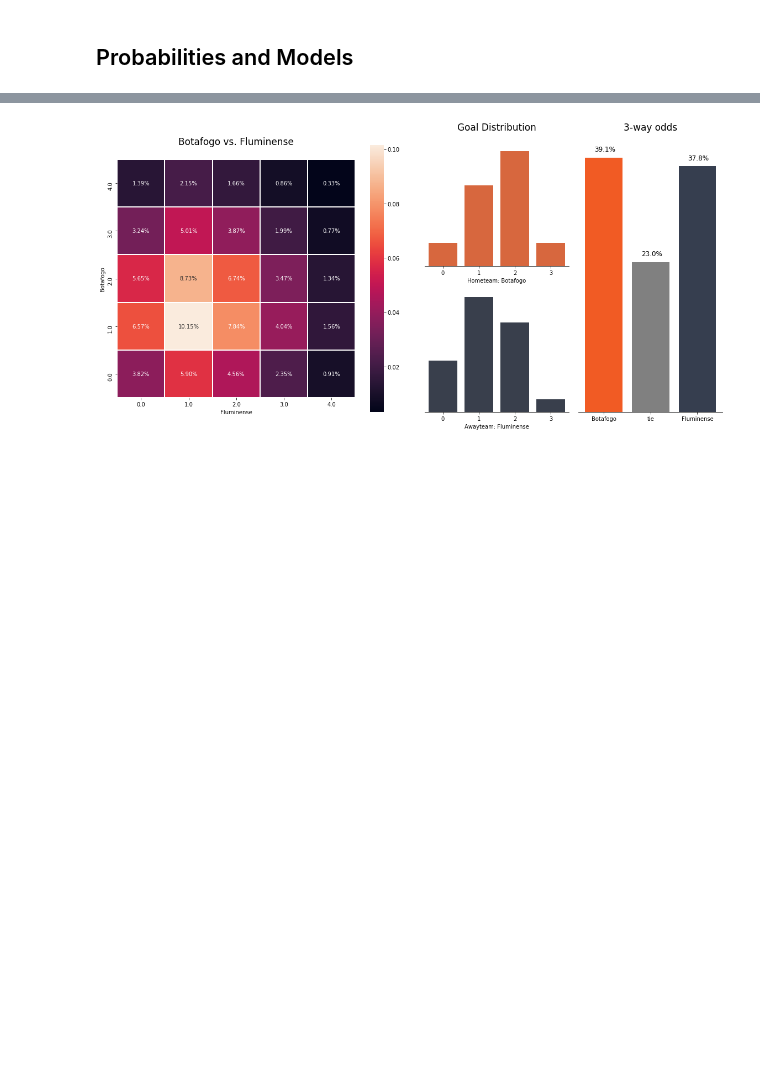
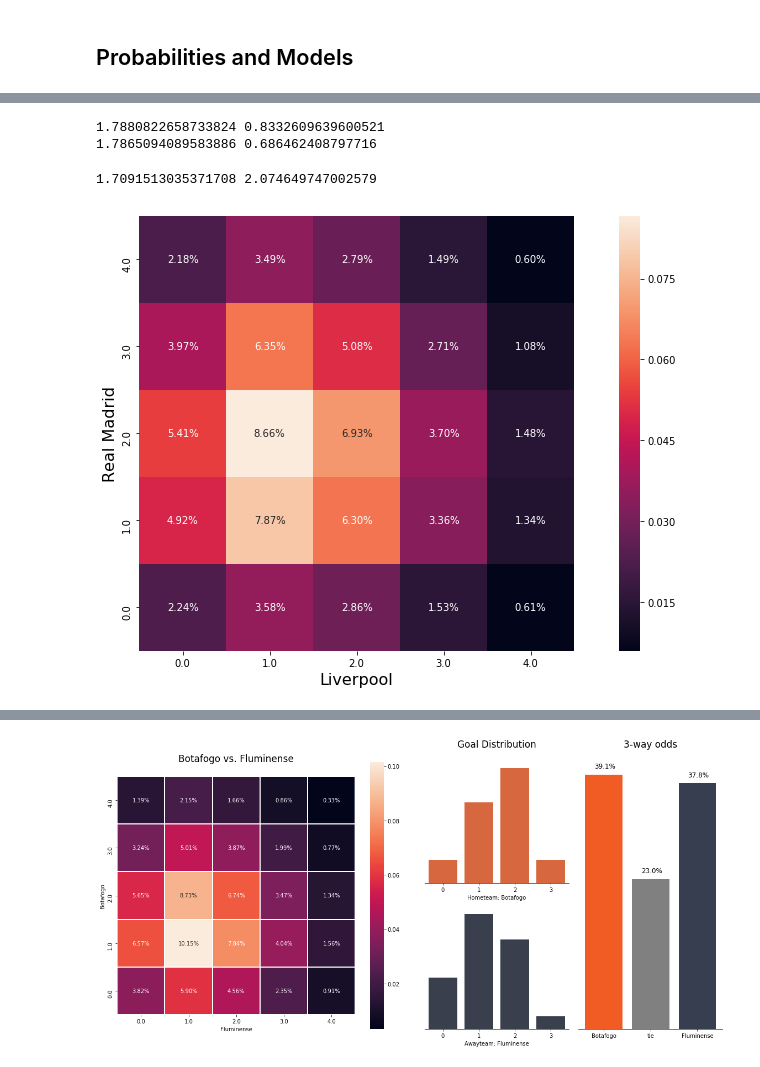
Before and after one commit to calestini/soccer_stats, a Jupyter notebook: Soccer Analysis.ipynb, the cells around one changed output, grey strips where cells are left out. Saved outputs shown, nothing was run; the diff lists cells and outputs as text; code cells hidden in the pictures; blank space fills up the shorter version.

```diff
--- a/Soccer Analysis.ipynb
+++ b/Soccer Analysis.ipynb
@@ -15,0 +207,73 @@ from IPython.display import HTML
+# %%
+#madrid attack strength
+madrid_attack = float(madrid_goals_for/madrid_avg_goals_for)
+
+#madrid defense strength
+madrid_defense = float(madrid_goals_against/madrid_avg_goals_against)
+
+#liverpool attack strength
+liv_attack = float(liv_goals_for / liv_avg_goals_for)
+
+#liverpool defense strength
+liv_defense = float(liv_goals_against / liv_avg_goals_against)
+# %%
+print (madrid_attack, madrid_defense)
+print (liv_attack, liv_defense)
+# %% [output]
+1.7880822658733824 0.8332609639600521
+1.7865094089583886 0.686462408797716
+# %%
+madrid_score = madrid_attack * liv_defense * madrid_avg_goals_for
+liv_score = liv_attack * madrid_defense * liv_avg_goals_for
+
+print (madrid_score, liv_score)
+# %% [output]
+1.7091513035371708 2.074649747002579
+# %%
+goals = [0,1,2,3,4]
+#2.2, 1.6
+poisson = scipy.stats.distributions.poisson
+madrid_prob = poisson.pmf(goals, madrid_score )
+liv_prob = poisson.pmf(goals, liv_score)
+
+home_df = pd.DataFrame([madrid_prob,goals], index=['home_prob','home_score']).transpose()
+away_df = pd.DataFrame([liv_prob,goals], index=['away_prob','away_score']).transpose()
+
+#probability matrix with all scores combinations
+all_results = pd.DataFrame(cartesian([madrid_prob, liv_prob]), columns = ['home_prob','away_prob']).merge(
+    home_df, on='home_prob', how='inner'
+).merge(
+    away_df, on='away_prob', how='inner'
+)
+
+home_prob = np.sum(
+    all_results[all_results['home_score'] > all_results['away_score']]['home_prob']*
+    all_results[all_results['home_score'] > all_results['away_score']]['away_prob']
+)
+
+
+tie_prob = np.sum(
+    all_results[all_results['home_score'] == all_results['away_score']]['home_prob']*
+    all_results[all_results['home_score'] == all_results['away_score']]['away_prob']
+)
+
+
+away_prob = np.sum(
+    all_results[all_results['home_score'] < all_results['away_score']]['home_prob']*
+    all_results[all_results['home_score'] < all_results['away_score']]['away_prob']
+)
+
+outcome = [home_prob, tie_prob, 1. - (home_prob+tie_prob)] # using 1.- to add to complete 100.00%
+
+
+all_results['prob'] = all_results['home_prob']*all_results['away_prob']
+prob_matrix = all_results.pivot('home_score', 'away_score', 'prob')
+
+plt.figure(figsize=(16,8))
+ax = sns.heatmap(prob_matrix, annot=True, fmt = '.2%', square=1)
+
+plt.xlabel('Liverpool', fontsize=16)
+plt.ylabel('Real Madrid', fontsize=16)
+ax.invert_yaxis()
+# %% [output]
+[figure, added]
```
Also changed, not shown: parts of 22 cells of this notebook.
